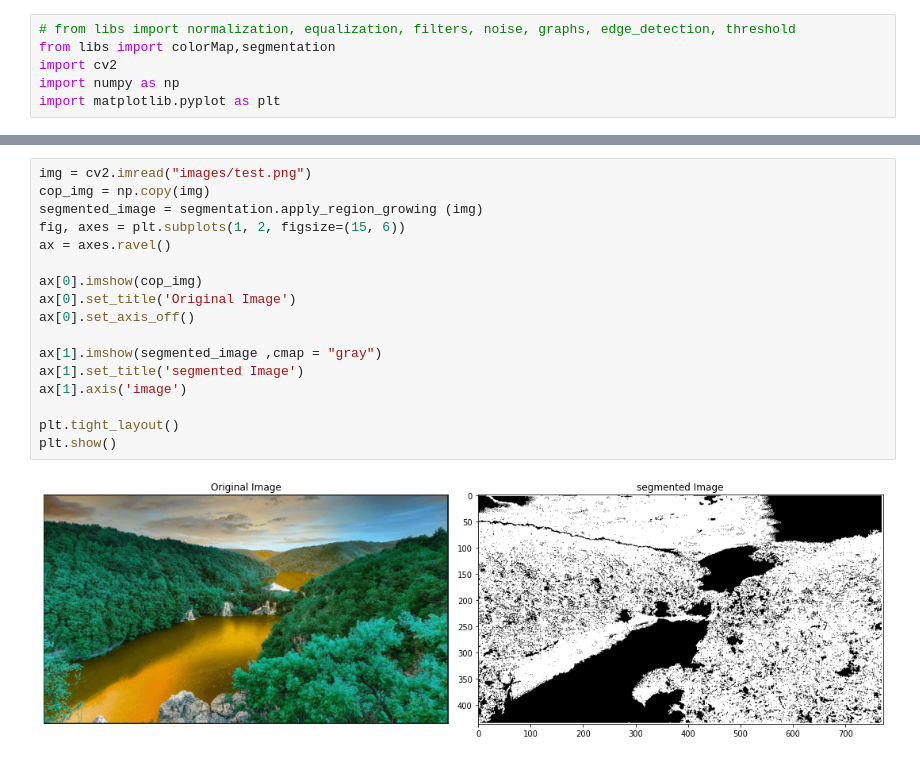
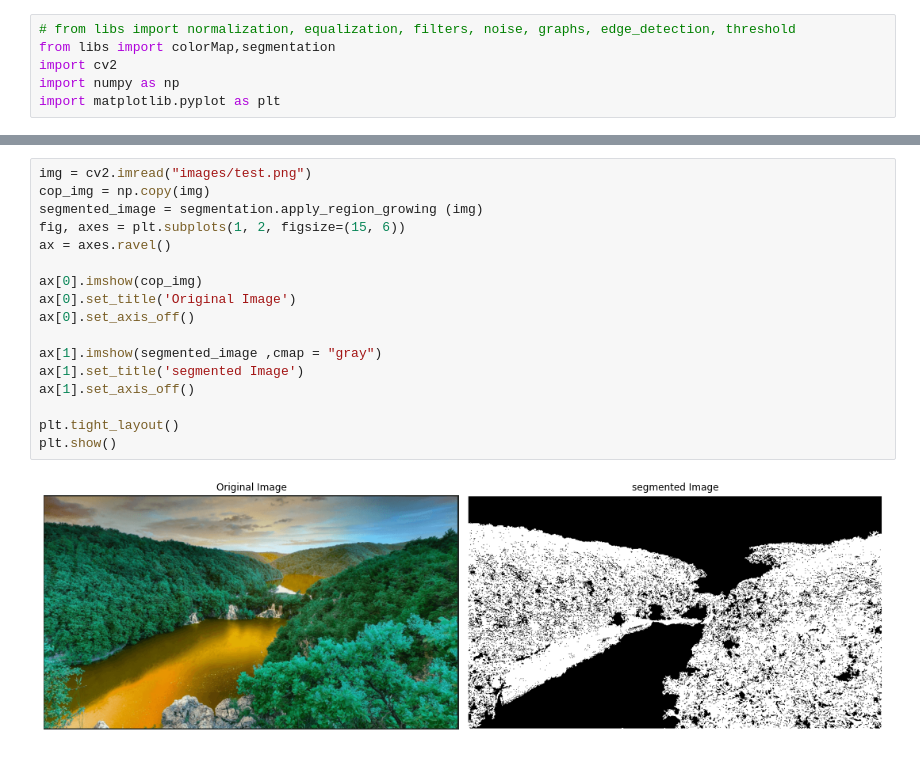
Before and after one commit to ahmed-sedky/computer-vision-basics, a Jupyter notebook: task_4.ipynb, the cells around one changed output, grey strips where cells are left out. Saved outputs shown, nothing was run; the diff lists cells and outputs as text.

```diff
--- a/task_4.ipynb
+++ b/task_4.ipynb
@@ -76,19 +87,19 @@ cluster_mean 4: [137.0011   147.14607   27.119951]
 # %%
 img = cv2.imread("images/test.png")
 cop_img = np.copy(img)
 segmented_image = segmentation.apply_region_growing (img)
 fig, axes = plt.subplots(1, 2, figsize=(15, 6))
 ax = axes.ravel()
 
 ax[0].imshow(cop_img)
 ax[0].set_title('Original Image')
 ax[0].set_axis_off()
 
 ax[1].imshow(segmented_image ,cmap = "gray")
 ax[1].set_title('segmented Image')
-ax[1].axis('image')
+ax[1].set_axis_off()
 
 plt.tight_layout()
 plt.show()
 # %% [output]
-[figure, old version]
+[figure, new version]
```
Also changed, not shown: parts of 2 cells of this notebook, 1 other file.
